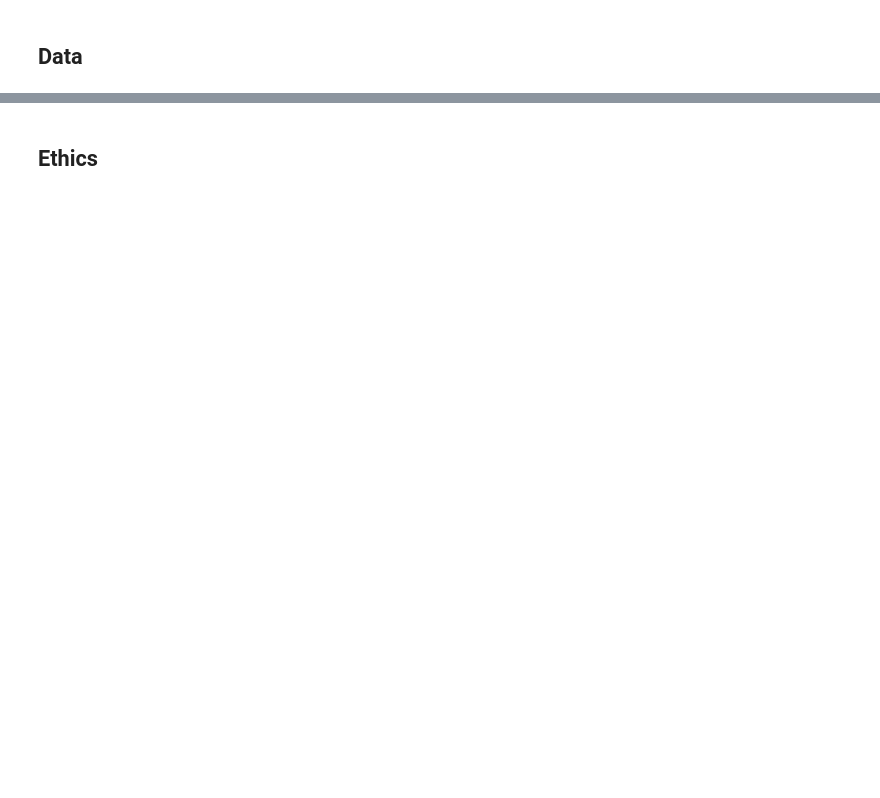
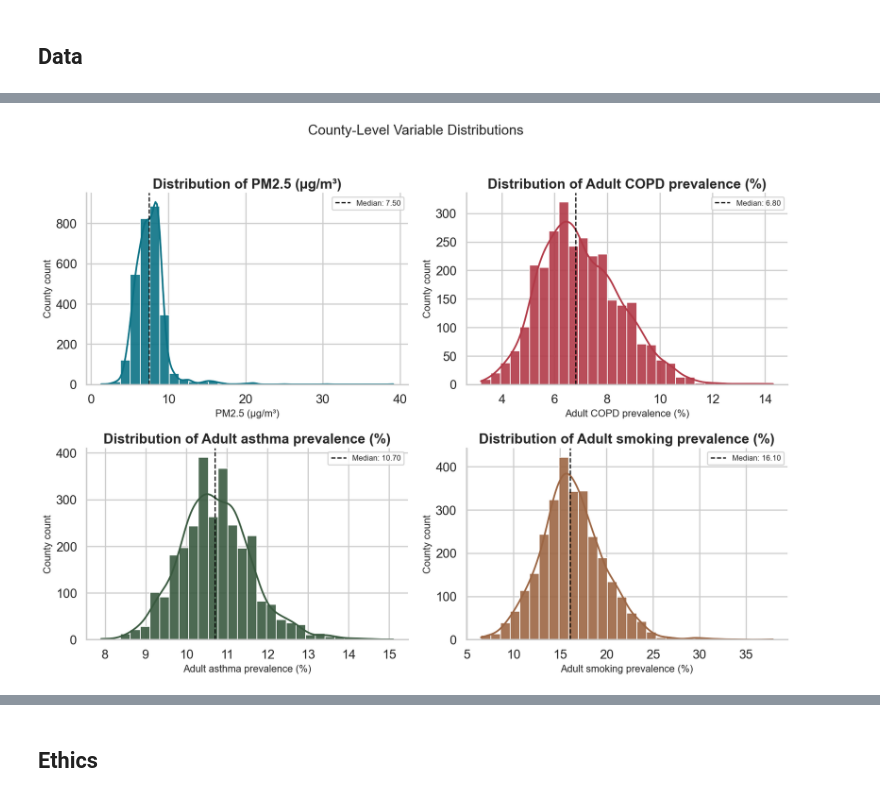
Before and after one commit to COGS108/Group142_WI26, a Jupyter notebook: 02-EDACheckpoint.ipynb, the cells around one changed output, grey strips where cells are left out. Cells and saved outputs as stored; diff of their text form; code cells hidden in the pictures; blank space fills up the shorter version.

```diff
--- a/02-EDACheckpoint.ipynb
+++ b/02-EDACheckpoint.ipynb
@@ -204,0 +206,32 @@ Some more words and stuff.  Remember notebooks work best if you interleave the c
+# %%
+plot_specs = [
+    ('pm25', 'PM2.5 (µg/m³)', '#0b7285'),
+    ('copd', 'Adult COPD prevalence (%)', '#b23a48'),
+    ('asthma', 'Adult asthma prevalence (%)', '#3a5a40'),
+    ('smoking', 'Adult smoking prevalence (%)', '#9c6644'),
+]
+
+fig, axes = plt.subplots(2, 2, figsize=(14, 10))
+
+for ax, (col, label, color) in zip(axes.flatten(), plot_specs):
+    sns.histplot(
+        analysis_complete[col],
+        bins=30,
+        kde=True,
+        color=color,
+        edgecolor='white',
+        alpha=0.9,
+        ax=ax,
+    )
+    med = analysis_complete[col].median()
+    ax.axvline(med, color='black', linestyle='--', linewidth=1.5, label=f'Median: {med:.2f}')
+    ax.set_title(f'Distribution of {label}')
+    ax.set_xlabel(label)
+    ax.set_ylabel('County count')
+    ax.legend(frameon=True, fontsize=10)
+
+plt.suptitle('County-Level Variable Distributions', y=1.02, fontsize=18)
+plt.tight_layout()
+plt.show()
+# %% [output]
+[figure, added]
```
Also changed, not shown: parts of 62 cells of this notebook.
